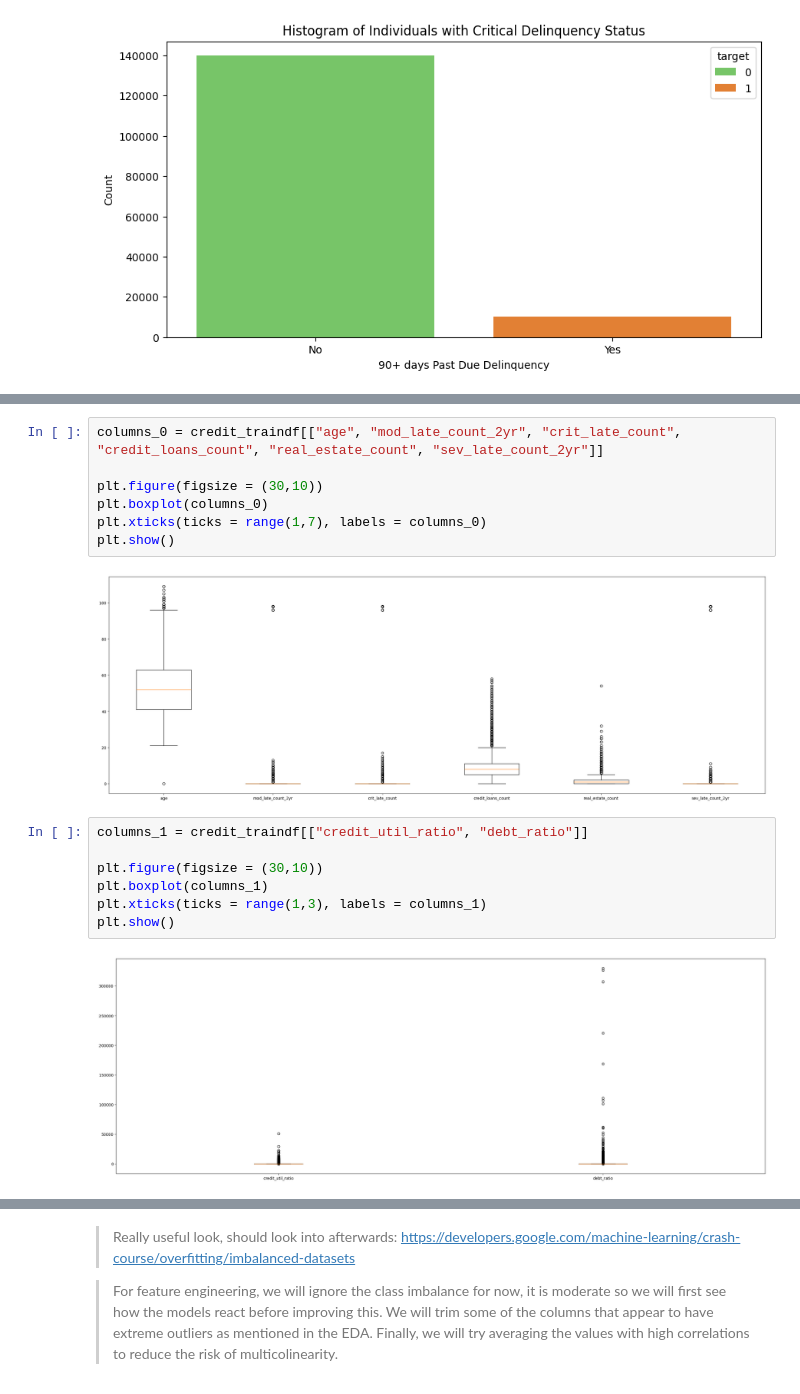
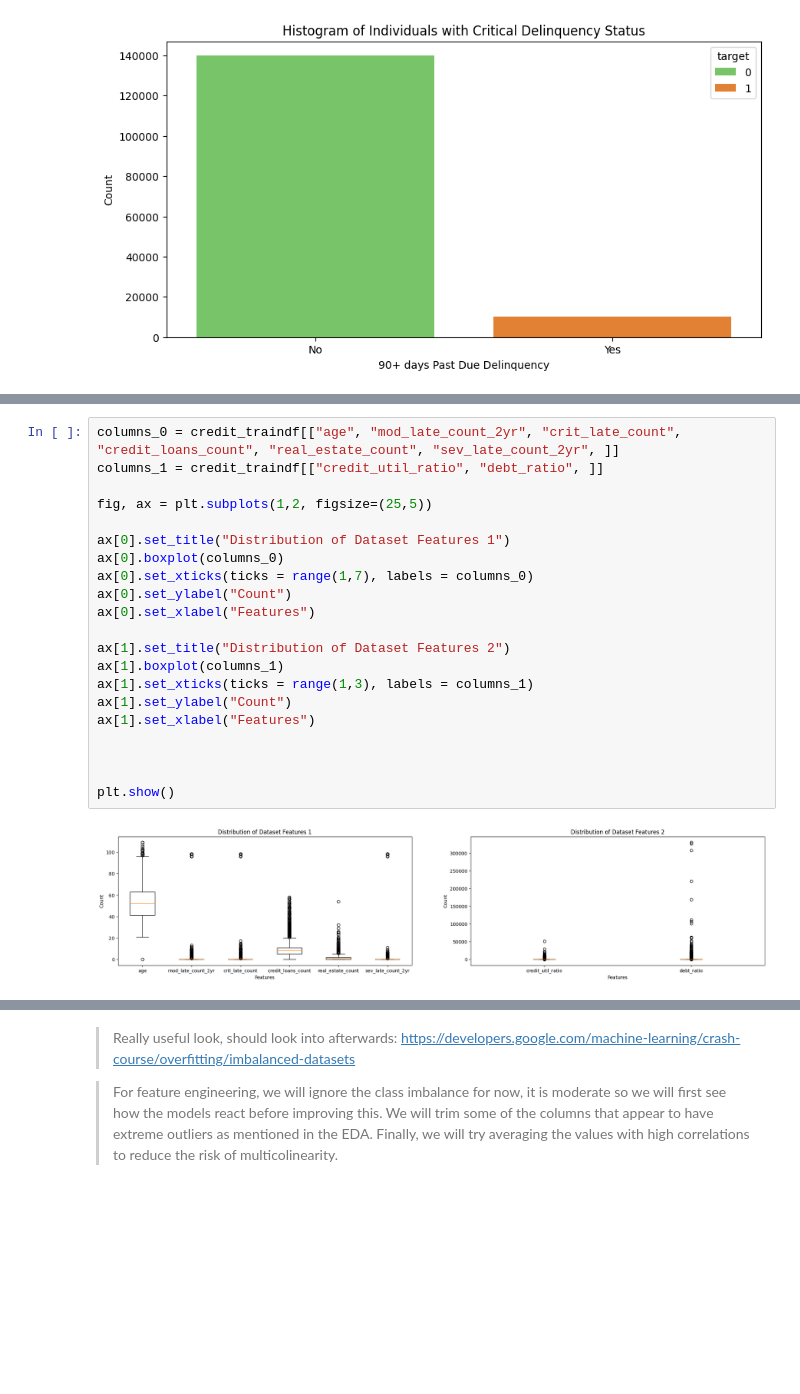
Before and after one commit to nb488/Credit-Risk-Prediction-Project, a Jupyter notebook: main.ipynb, the cells around one changed output, grey strips where cells are left out. Cells and saved outputs as stored; diff of their text form; blank space fills up the shorter version.

```diff
--- a/main.ipynb
+++ b/main.ipynb
@@ -166,20 +163,25 @@ credit_traindf.describe()
 | 75% | 0.000000 | 0.559046 | 63.000000 | 0.000000 | 0.868254 | 8.249000e+03 | ... |
 | max | 1.000000 | 50708.000000 | 109.000000 | 98.000000 | 329664.000000 | 3.008750e+06 | ... |
 # %%
-columns_0 = credit_traindf[["age", "mod_late_count_2yr", "crit_late_count", "credit_loans_count", "real_estate_count", "sev_late_count_2yr"]]
+columns_0 = credit_traindf[["age", "mod_late_count_2yr", "crit_late_count", "credit_loans_count", "real_estate_count", "sev_late_count_2yr", ]]
+columns_1 = credit_traindf[["credit_util_ratio", "debt_ratio", ]]
 
-plt.figure(figsize = (30,10))
-plt.boxplot(columns_0)
-plt.xticks(ticks = range(1,7), labels = columns_0)
+fig, ax = plt.subplots(1,2, figsize=(25,5))
+
+ax[0].set_title("Distribution of Dataset Features 1")
+ax[0].boxplot(columns_0)
+ax[0].set_xticks(ticks = range(1,7), labels = columns_0)
+ax[0].set_ylabel("Count")
+ax[0].set_xlabel("Features")
+
+ax[1].set_title("Distribution of Dataset Features 2")
+ax[1].boxplot(columns_1)
+ax[1].set_xticks(ticks = range(1,3), labels = columns_1)
+ax[1].set_ylabel("Count")
+ax[1].set_xlabel("Features")
+
+
+
 plt.show()
 # %% [output]
-[figure, old version]
+[figure, new version]
-# %%
-columns_1 = credit_traindf[["credit_util_ratio", "debt_ratio"]]
-
-plt.figure(figsize = (30,10))
-plt.boxplot(columns_1)
-plt.xticks(ticks = range(1,3), labels = columns_1)
-plt.show()
-# %% [output]
-[figure, removed]
```
Also changed, not shown: parts of 64 cells of this notebook.
